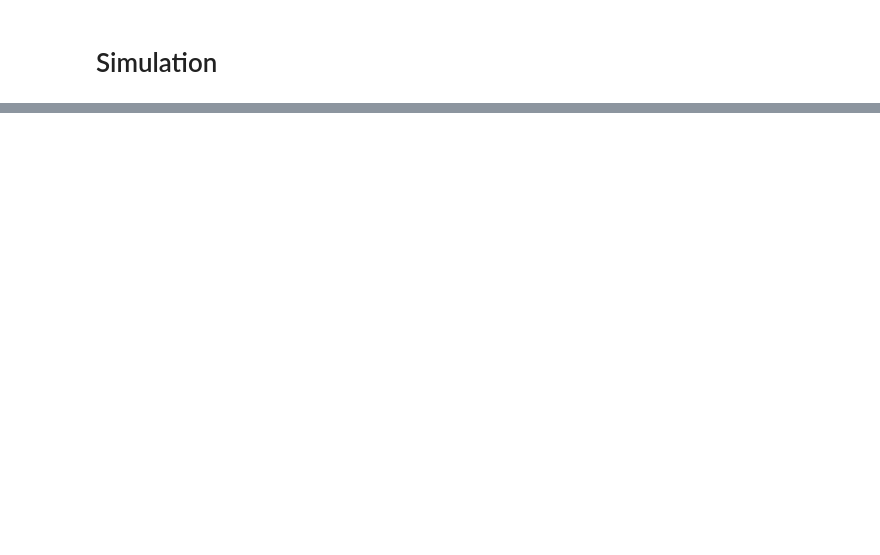
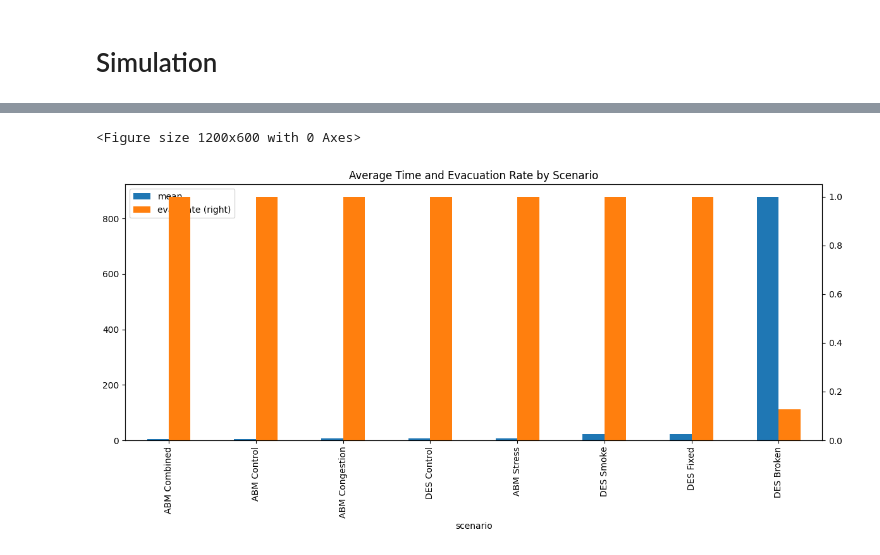
Before and after one commit to chigvintseva/UniProject-AST, a Jupyter notebook: ast_main.ipynb, the cells around one changed output, grey strips where cells are left out. Cells and saved outputs as stored; diff of their text form; code cells hidden in the pictures; blank space fills up the shorter version.

```diff
--- a/ast_main.ipynb
+++ b/ast_main.ipynb
@@ -189,0 +304,12 @@ for floor in sorted(df['floor'].unique()):
+# %%
+plt.figure(figsize=(12, 6))
+kpi_summary = all_sim.groupby('scenario')['evacuation_time'].agg(['mean', 'median', 'std']).sort_values('mean')
+kpi_summary['evac_rate'] = all_sim.groupby('scenario')['evacuated'].mean()
+kpi_summary['fatality_rate'] = 1 - kpi_summary['evac_rate']
+kpi_summary[['mean', 'evac_rate']].plot(kind='bar', secondary_y='evac_rate', figsize=(12, 6))
+plt.title("Average Time and Evacuation Rate by Scenario")
+plt.tight_layout()
+plt.show()
+# %% [output]
+<Figure size 1200x600 with 0 Axes>
+[figure, added]
```
Also changed, not shown: parts of 19 cells of this notebook.
